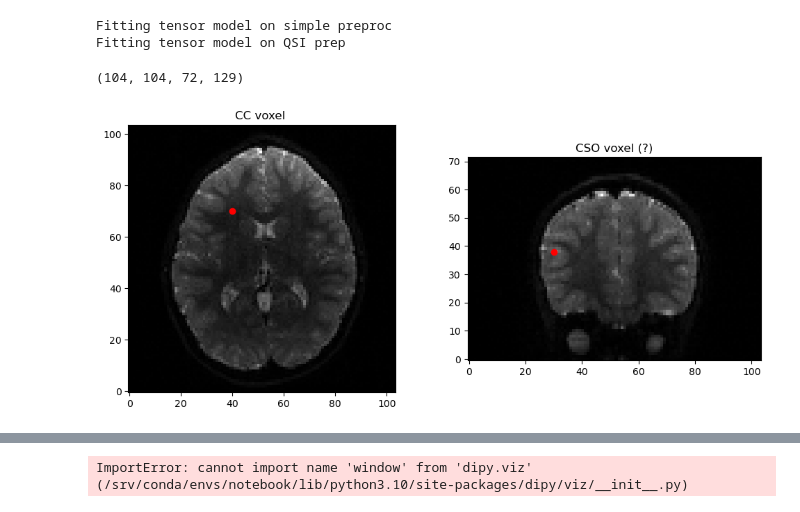
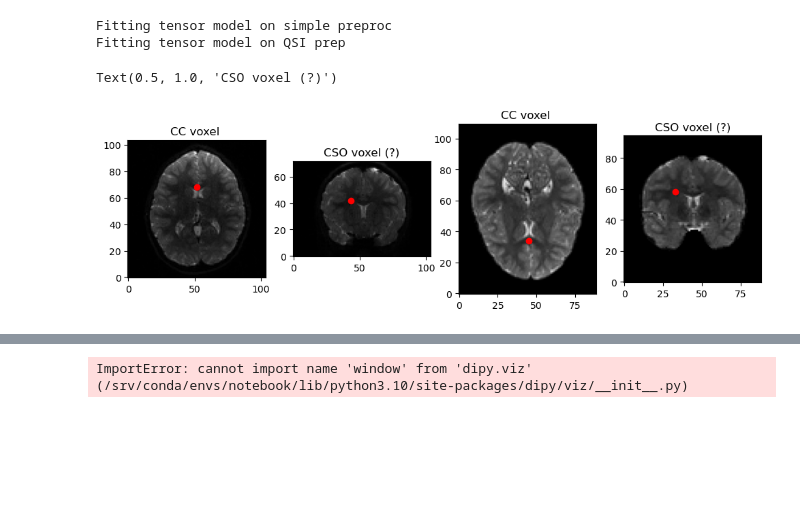
Before and after one commit to NeuroHackademy2024/diffusion-mri, a Jupyter notebook: code/004_recon_test_model_comp.ipynb, the cells around one changed output, grey strips where cells are left out. Saved outputs shown, nothing was run; the diff lists cells and outputs as text; code cells hidden in the pictures; blank space fills up the shorter version.

```diff
--- a/code/004_recon_test_model_comp.ipynb
+++ b/code/004_recon_test_model_comp.ipynb
@@ -311,18 +314,24 @@ csd_model_qsi   = csdeconv.ConstrainedSphericalDeconvModel(gtab_qsi, response)
 # csd_fit         = csd_model.fit(dwi_data_masked, mask=wm_FA_qsi)
 # %%
 # print(dwi_data_masked.shape)
-cc_vox      = dwi_data[40, 70, 38]
-cso_vox     = dwi_data[30, 76, 38]
-fig, ax = plt.subplots(1, 2, figsize=(12, 5))
+# cc_vox      = dwi_data[52, 68, 38]
+# cso_vox     = dwi_data[42, 65, 40]
+fig, ax = plt.subplots(1, 4, figsize=(12, 5))
 ax[0].imshow((dwi_data[:, :, 38, 0].astype('float')).T, cmap='gray', origin='lower')
-ax[0].scatter(40, 70, c='r')
+ax[0].scatter(52, 68, c='r')
 ax[0].set_title('CC voxel ')
-# 33 46 57
-ax[1].imshow((dwi_data[:, 76, :, 0].astype('float')).T, cmap='gray', origin='lower')
-ax[1].scatter(30, 38, c='r')
+# 43,65,42
+ax[1].imshow((dwi_data[:, 65, :, 0].astype('float')).T, cmap='gray', origin='lower')
+ax[1].scatter(43, 42, c='r')
 ax[1].set_title('CSO voxel (?)')
 
-print(dwi_data.shape)
+ax[2].imshow((dwi_data_masked_qsi[:, :, 49, 0].astype('float')).T, cmap='gray', origin='lower')
+ax[2].scatter(45, 34, c='r')
+ax[2].set_title('CC voxel ')
+# 33 46 57
+ax[3].imshow((dwi_data_masked_qsi[:, 46, :, 0].astype('float')).T, cmap='gray', origin='lower')
+ax[3].scatter(33, 58, c='r')
+ax[3].set_title('CSO voxel (?)')
 # %% [output]
-(104, 104, 72, 129)
+Text(0.5, 1.0, 'CSO voxel (?)')
-[figure, old version]
+[figure, new version]
```
Also changed, not shown: parts of 11 cells of this notebook.
